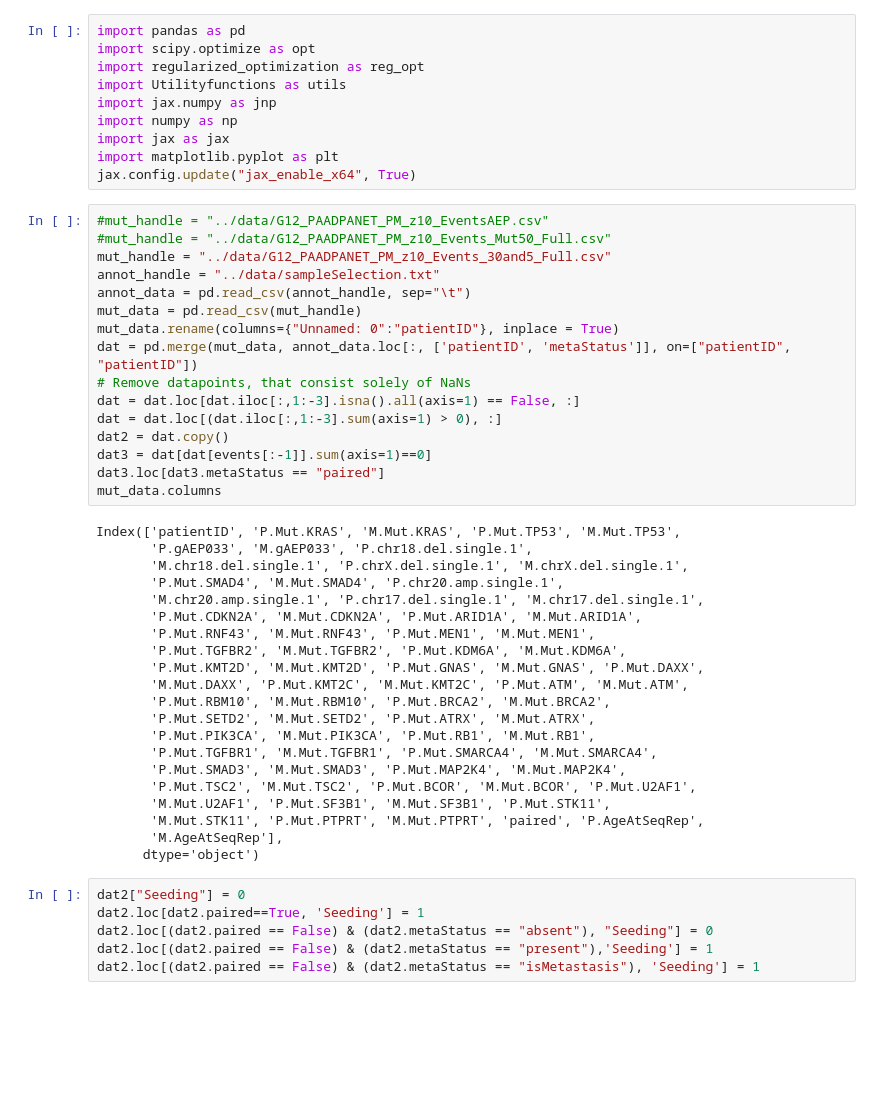
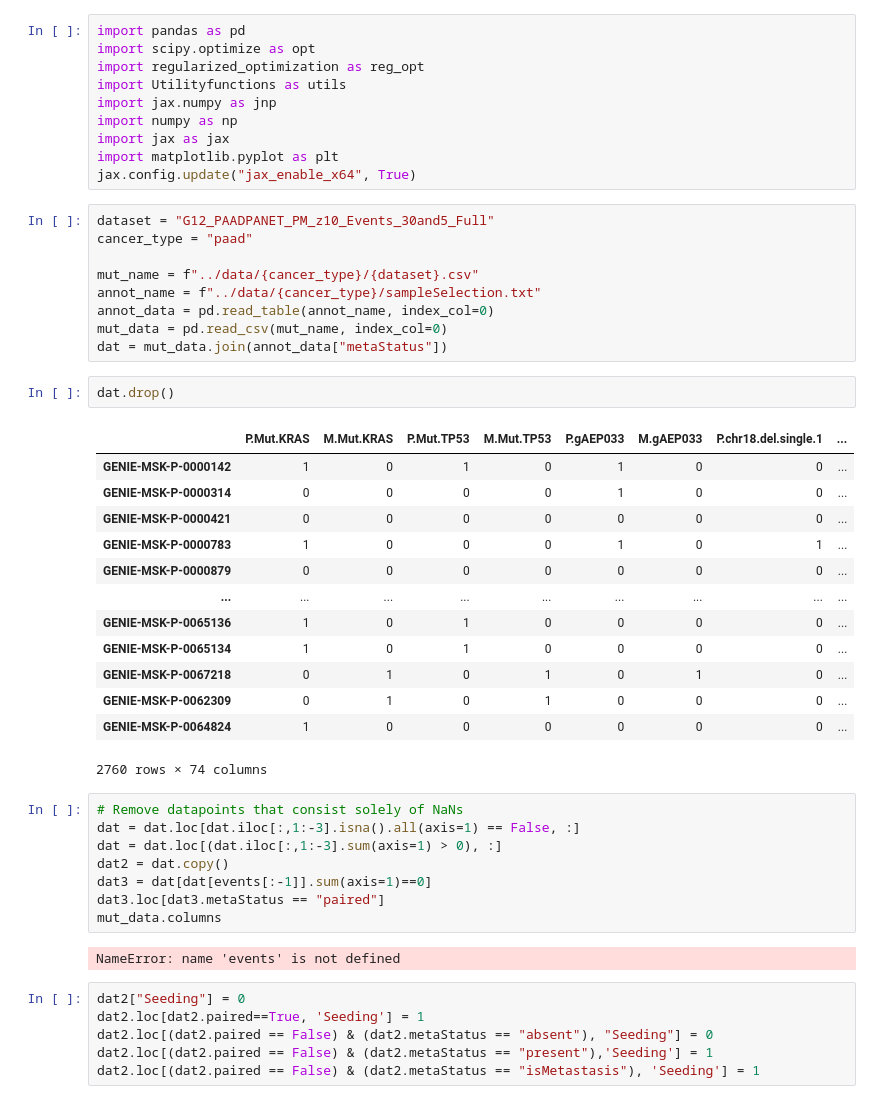
Before and after one commit to cbg-ethz/metMHN, a Jupyter notebook: src/data_analysis.ipynb, the cells around one changed output. Cells and saved outputs as stored; diff of their text form; blank space fills up the shorter version.

Commit message:
simplifieda data_analysis script

```diff
--- a/src/data_analysis.ipynb
+++ b/src/data_analysis.ipynb
@@ -8,16 +8,33 @@ import numpy as np
 import jax as jax
 import matplotlib.pyplot as plt
 jax.config.update("jax_enable_x64", True)
+# %%
+dataset = "G12_PAADPANET_PM_z10_Events_30and5_Full"
+cancer_type = "paad"
+
+mut_name = f"../data/{cancer_type}/{dataset}.csv"
+annot_name = f"../data/{cancer_type}/sampleSelection.txt"
+annot_data = pd.read_table(annot_name, index_col=0)
+mut_data = pd.read_csv(mut_name, index_col=0)
+dat = mut_data.join(annot_data["metaStatus"])
+# %%
+dat.drop()
+# %% [output]
+|  | P.Mut.KRAS | M.Mut.KRAS | P.Mut.TP53 | M.Mut.TP53 | P.gAEP033 | M.gAEP033 | P.chr18.del.single.1 | ... |
+| GENIE-MSK-P-0000142 | 1 | 0 | 1 | 0 | 1 | 0 | 0 | ... |
+| GENIE-MSK-P-0000314 | 0 | 0 | 0 | 0 | 1 | 0 | 0 | ... |
+| GENIE-MSK-P-0000421 | 0 | 0 | 0 | 0 | 0 | 0 | 0 | ... |
+| GENIE-MSK-P-0000783 | 1 | 0 | 0 | 0 | 1 | 0 | 1 | ... |
+| GENIE-MSK-P-0000879 | 0 | 0 | 0 | 0 | 0 | 0 | 0 | ... |
+| ... | ... | ... | ... | ... | ... | ... | ... | ... |
+| GENIE-MSK-P-0065136 | 1 | 0 | 1 | 0 | 0 | 0 | 0 | ... |
+| GENIE-MSK-P-0065134 | 1 | 0 | 1 | 0 | 0 | 0 | 0 | ... |
+| GENIE-MSK-P-0067218 | 0 | 1 | 0 | 1 | 0 | 1 | 0 | ... |
+| GENIE-MSK-P-0062309 | 0 | 1 | 0 | 1 | 0 | 0 | 0 | ... |
+| GENIE-MSK-P-0064824 | 1 | 0 | 0 | 0 | 0 | 0 | 0 | ... |
+2760 rows × 74 columns
 # %%
-#mut_handle = "../data/G12_PAADPANET_PM_z10_EventsAEP.csv"
-#mut_handle = "../data/G12_PAADPANET_PM_z10_Events_Mut50_Full.csv"
-mut_handle = "../data/G12_PAADPANET_PM_z10_Events_30and5_Full.csv"
-annot_handle = "../data/sampleSelection.txt"
-annot_data = pd.read_csv(annot_handle, sep="\t")
-mut_data = pd.read_csv(mut_handle)
-mut_data.rename(columns={"Unnamed: 0":"patientID"}, inplace = True)
-dat = pd.merge(mut_data, annot_data.loc[:, ['patientID', 'metaStatus']], on=["patientID", "patientID"])
-# Remove datapoints, that consist solely of NaNs
+# Remove datapoints that consist solely of NaNs
 dat = dat.loc[dat.iloc[:,1:-3].isna().all(axis=1) == False, :]
 dat = dat.loc[(dat.iloc[:,1:-3].sum(axis=1) > 0), :]
 dat2 = dat.copy()
@@ -25,26 +42,7 @@ dat3 = dat[dat[events[:-1]].sum(axis=1)==0]
 dat3.loc[dat3.metaStatus == "paired"]
 mut_data.columns
 # %% [output]
-Index(['patientID', 'P.Mut.KRAS', 'M.Mut.KRAS', 'P.Mut.TP53', 'M.Mut.TP53',
-       'P.gAEP033', 'M.gAEP033', 'P.chr18.del.single.1',
-       'M.chr18.del.single.1', 'P.chrX.del.single.1', 'M.chrX.del.single.1',
-       'P.Mut.SMAD4', 'M.Mut.SMAD4', 'P.chr20.amp.single.1',
-       'M.chr20.amp.single.1', 'P.chr17.del.single.1', 'M.chr17.del.single.1',
-       'P.Mut.CDKN2A', 'M.Mut.CDKN2A', 'P.Mut.ARID1A', 'M.Mut.ARID1A',
-       'P.Mut.RNF43', 'M.Mut.RNF43', 'P.Mut.MEN1', 'M.Mut.MEN1',
-       'P.Mut.TGFBR2', 'M.Mut.TGFBR2', 'P.Mut.KDM6A', 'M.Mut.KDM6A',
-       'P.Mut.KMT2D', 'M.Mut.KMT2D', 'P.Mut.GNAS', 'M.Mut.GNAS', 'P.Mut.DAXX',
-       'M.Mut.DAXX', 'P.Mut.KMT2C', 'M.Mut.KMT2C', 'P.Mut.ATM', 'M.Mut.ATM',
-       'P.Mut.RBM10', 'M.Mut.RBM10', 'P.Mut.BRCA2', 'M.Mut.BRCA2',
-       'P.Mut.SETD2', 'M.Mut.SETD2', 'P.Mut.ATRX', 'M.Mut.ATRX',
-       'P.Mut.PIK3CA', 'M.Mut.PIK3CA', 'P.Mut.RB1', 'M.Mut.RB1',
-       'P.Mut.TGFBR1', 'M.Mut.TGFBR1', 'P.Mut.SMARCA4', 'M.Mut.SMARCA4',
-       'P.Mut.SMAD3', 'M.Mut.SMAD3', 'P.Mut.MAP2K4', 'M.Mut.MAP2K4',
-       'P.Mut.TSC2', 'M.Mut.TSC2', 'P.Mut.BCOR', 'M.Mut.BCOR', 'P.Mut.U2AF1',
-       'M.Mut.U2AF1', 'P.Mut.SF3B1', 'M.Mut.SF3B1', 'P.Mut.STK11',
-       'M.Mut.STK11', 'P.Mut.PTPRT', 'M.Mut.PTPRT', 'paired', 'P.AgeAtSeqRep',
-       'M.AgeAtSeqRep'],
-      dtype='object')
+NameError: name 'events' is not defined
 # %%
 dat2["Seeding"] = 0
 dat2.loc[dat2.paired==True, 'Seeding'] = 1
```
